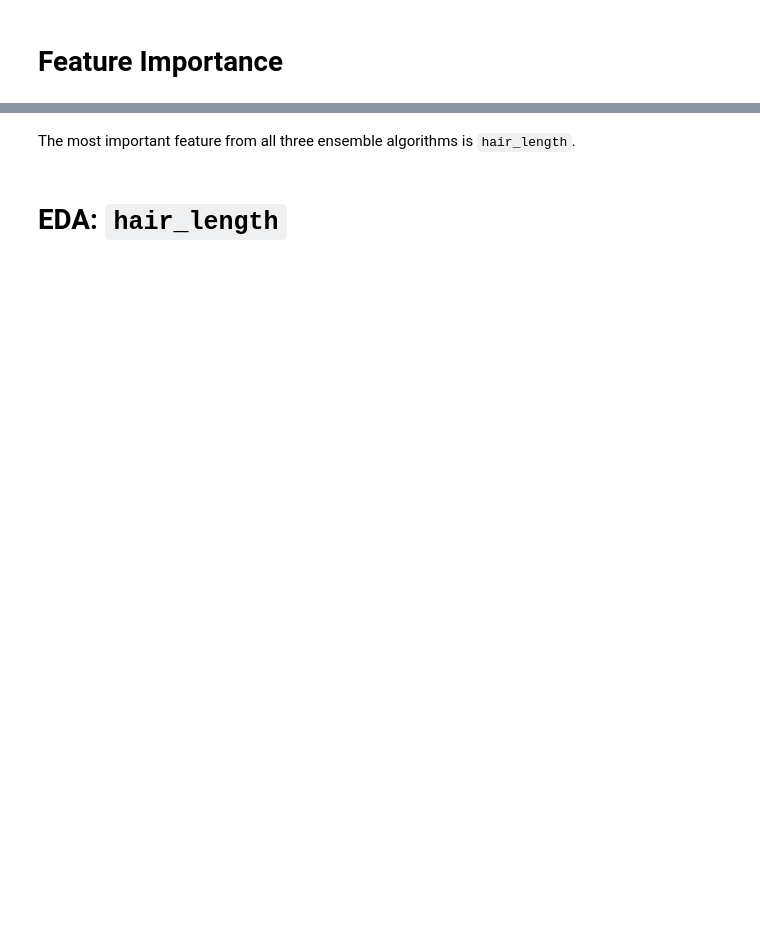
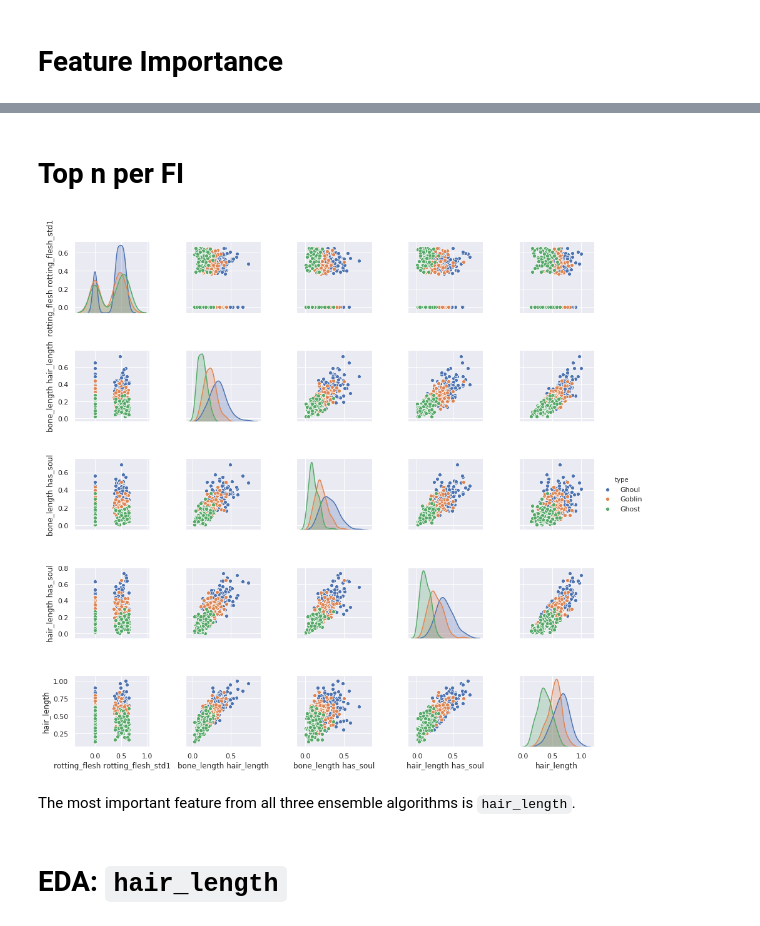
Before and after one commit to it176131/Ghouls-Goblins-and-Ghosts...-Boo-, a Jupyter notebook: Ghouls, Goblins, and Ghosts... Boo!.ipynb, the cells around one changed output, grey strips where cells are left out. Drawn from its saved outputs; the diff is of its cells as text; code cells hidden in the pictures; blank space fills up the shorter version.

```diff
--- a/Ghouls, Goblins, and Ghosts... Boo!.ipynb
+++ b/Ghouls, Goblins, and Ghosts... Boo!.ipynb
@@ -93,2 +191,12 @@ train.head()
+# %%
+# flag if observation falls within 1 std of mean has_soul
+train['has_soul_std1'] = (train.has_soul >= (train.has_soul.mean() - train.has_soul.std())) \
+& (train.has_soul <= (train.has_soul.mean() + train.has_soul.std()))
+# %%
+# flag if observation is < mean has_soul - 1 std
+train['has_soul_lt1std'] = train.has_soul < (train.has_soul.mean() - train.has_soul.std())
+
+# flag if observation is > mean has_soul + 1 std
+train['has_soul_gt1std'] = train.has_soul > (train.has_soul.mean() + train.has_soul.std())
 # %% [markdown]
 # Feature Importance
@@ -112,0 +213,21 @@ X_r = rscaler.fit_transform(X)
+# %%
+poly = PolynomialFeatures(degree=3, interaction_only=False, include_bias=False)
+
+poly_numeric = poly.fit_transform(train.drop(columns=[
+    'id',
+    'type',
+    'color',
+]))
+
+train = train.loc[:, [
+    'id',
+    'type',
+    'color',
+]].join(pd.DataFrame(
+    data=poly_numeric,
+    columns=poly.get_feature_names(train.drop(columns=[
+        'id',
+        'type',
+        'color',
+    ]).columns.tolist())
+))
@@ -128,7 +322,7 @@ fi = {}
 for k,v in ensembles.items():
     fi[k] = v.fit(X_r, y).feature_importances_
 
-fi = pd.DataFrame.from_dict(fi, orient='index', columns=X.columns)
+fi = pd.DataFrame.from_dict(fi, orient='index', columns=X_r.columns)
 
 fi.sort_values(fi.columns.tolist(), ascending=False, inplace=True)
 fi.sort_values(fi.index.tolist(), axis=1, ascending=False, inplace=True)
@@ -137,3 +336,18 @@ fi.style.highlight_max(axis=1)
+# %% [markdown]
+# Top n per FI
+# %%
+# top features per fi-algorithm
+n = 4
+
+sns.pairplot(
+    data=X.join(y),
+    hue='type',
+    vars=list(set(fi.iloc[0].sort_values(ascending=False).head(n).index.tolist() +\
+                  fi.iloc[1].sort_values(ascending=False).head(n).index.tolist() +\
+                  fi.iloc[2].sort_values(ascending=False).head(n).index.tolist()))
+);
+# %% [output]
+[figure, added]
 # %% [markdown]
 The most important feature from all three ensemble algorithms is `hair_length`.
 # %% [markdown]
```
Also changed, not shown: parts of 40 cells of this notebook.
